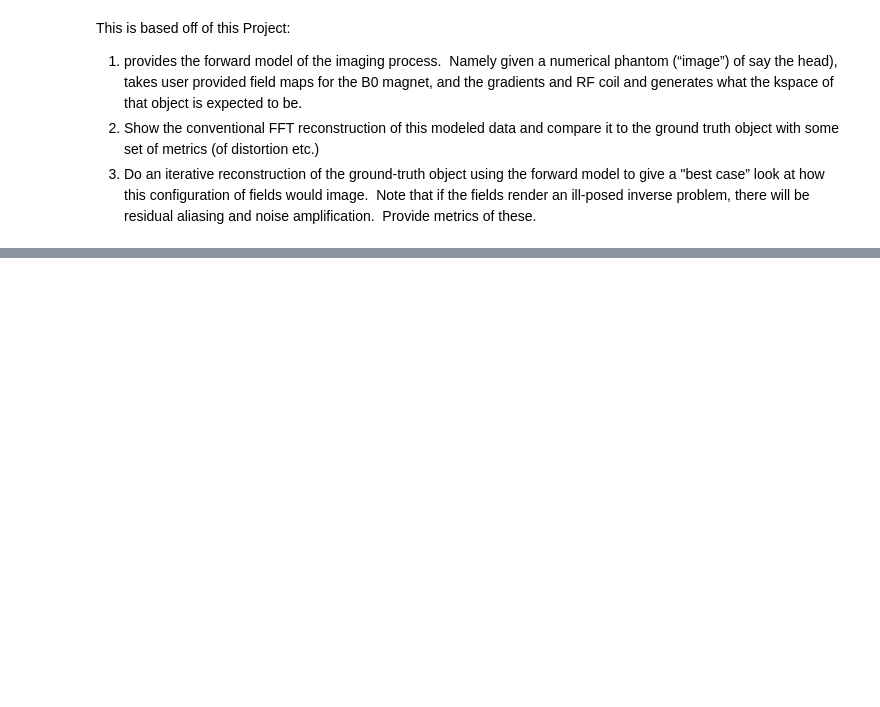
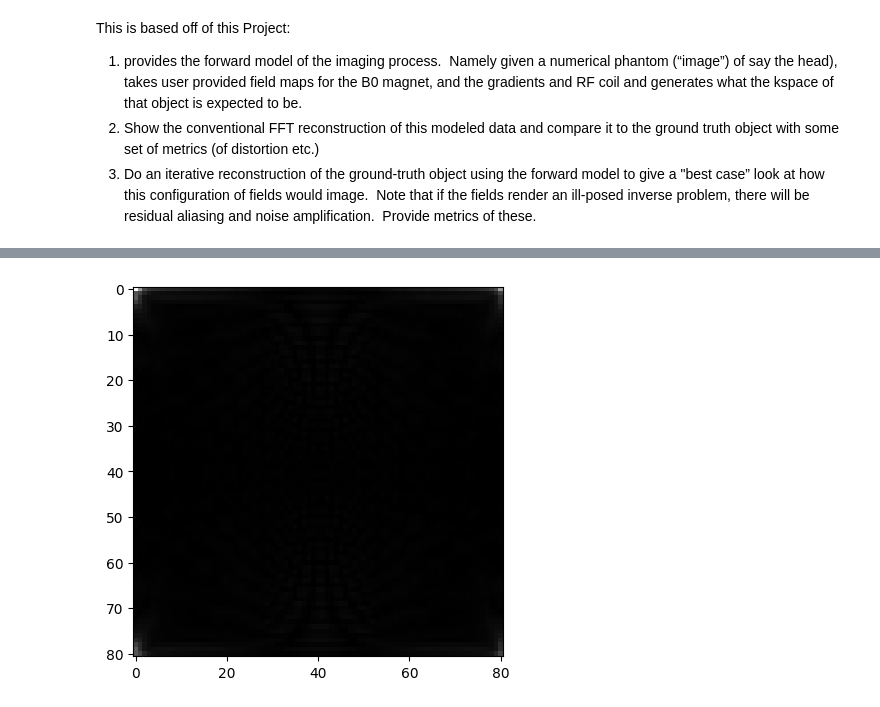
Before and after one commit to MaxStrey/Martinos_MR, a Jupyter notebook: Martinos_project/phantom_generation/phantom_5.ipynb, the cells around one changed output, grey strips where cells are left out. Saved outputs shown, nothing was run; the diff lists cells and outputs as text; code cells hidden in the pictures; blank space fills up the shorter version.

```diff
--- a/Martinos_project/phantom_generation/phantom_5.ipynb
+++ b/Martinos_project/phantom_generation/phantom_5.ipynb
@@ -76,0 +119,7 @@ plt.show()
+# %%
+# Take the inverse Fourier transform and reconstruct the image
+reconstructed_image = np.fft.ifft2(np.fft.ifftshift(k_space))
+plt.imshow(np.abs(reconstructed_image), cmap='gray')
+plt.show()
+# %% [output]
+[figure, added]
```
Also changed, not shown: parts of 6 cells of this notebook.
